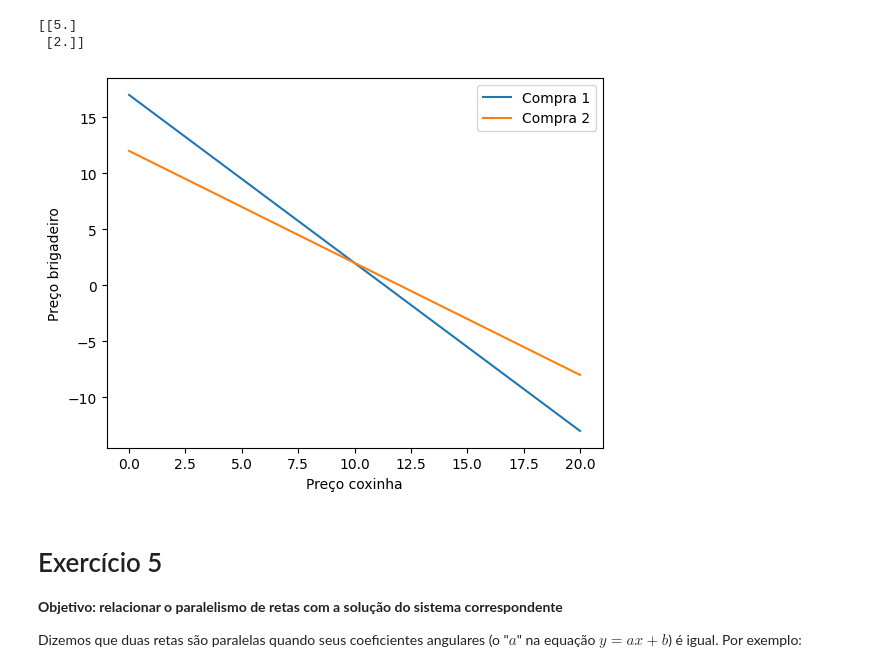
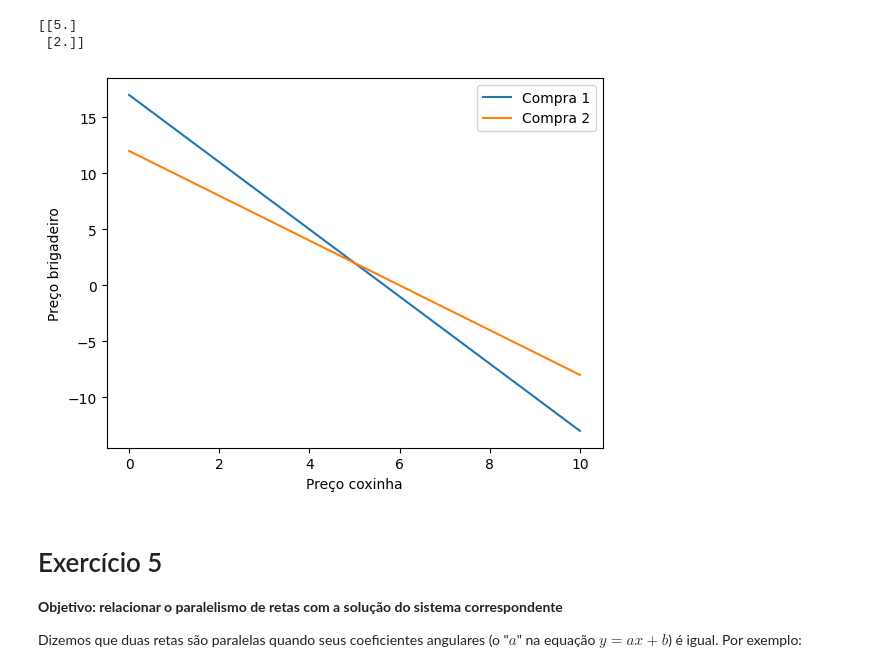
Before and after one commit to alemagno10/alglin-alunos, a Jupyter notebook: 03-geometria_analitica.ipynb, the cells around one changed output. Cells and saved outputs as stored; diff of their text form; code cells hidden in the pictures.

```diff
--- a/03-geometria_analitica.ipynb
+++ b/03-geometria_analitica.ipynb
@@ -174,14 +174,15 @@ print(np.linalg.solve(X,y))
  [2.]]
 # %%
 plt.figure()
-plt.plot(x,b1, label="Compra 1")
-plt.plot(x,b2, label="Compra 2")
+plt.plot(c,b1, label="Compra 1")
+plt.plot(c,b2, label="Compra 2")
 plt.xlabel("Preço coxinha")
 plt.ylabel("Preço brigadeiro")
+#plt.scatter(x[0],x[1])
 plt.legend()
 plt.show()
 # %% [output]
-[figure, old version]
+[figure, new version]
 # %% [markdown]
 # Exercício 5
 **Objetivo: relacionar o paralelismo de retas com a solução do sistema correspondente**
```
Also changed, not shown: parts of 5 cells of this notebook.
